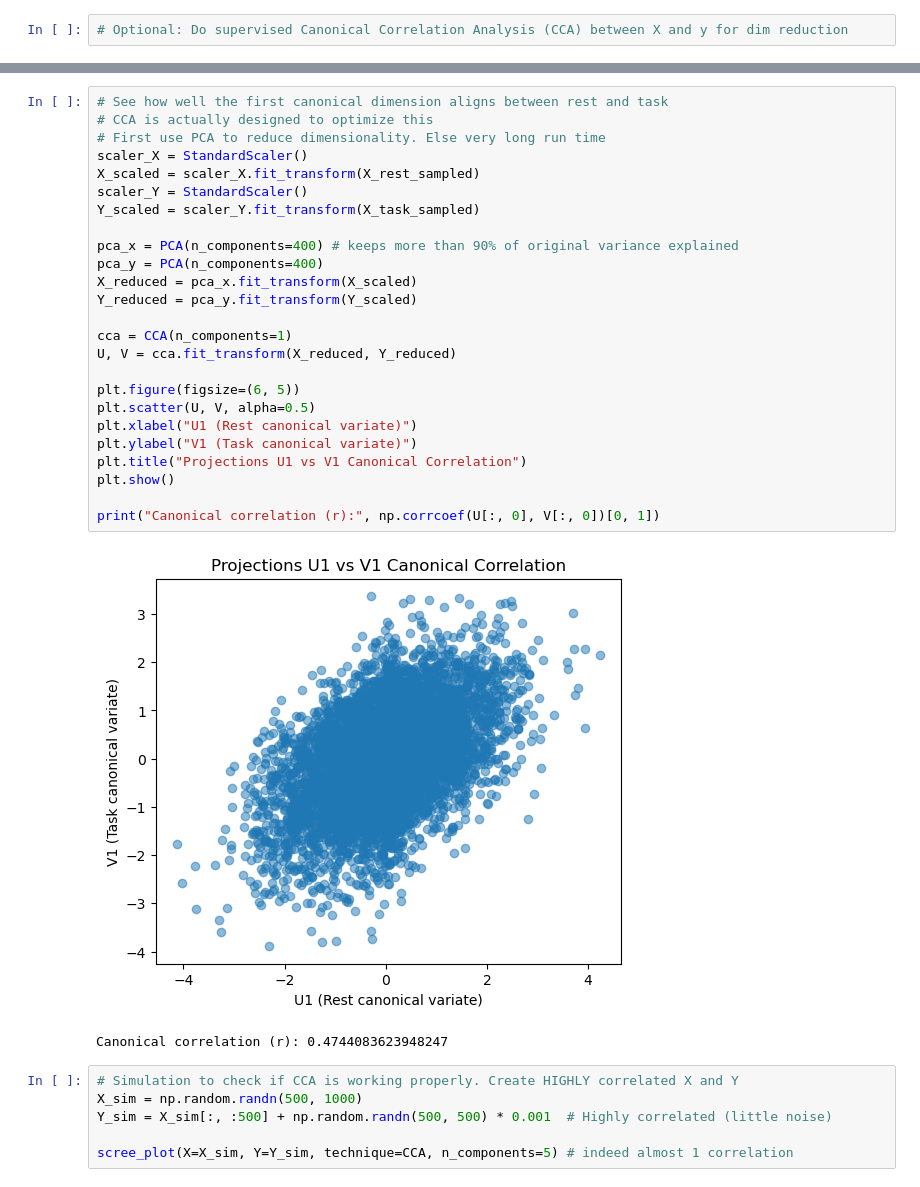
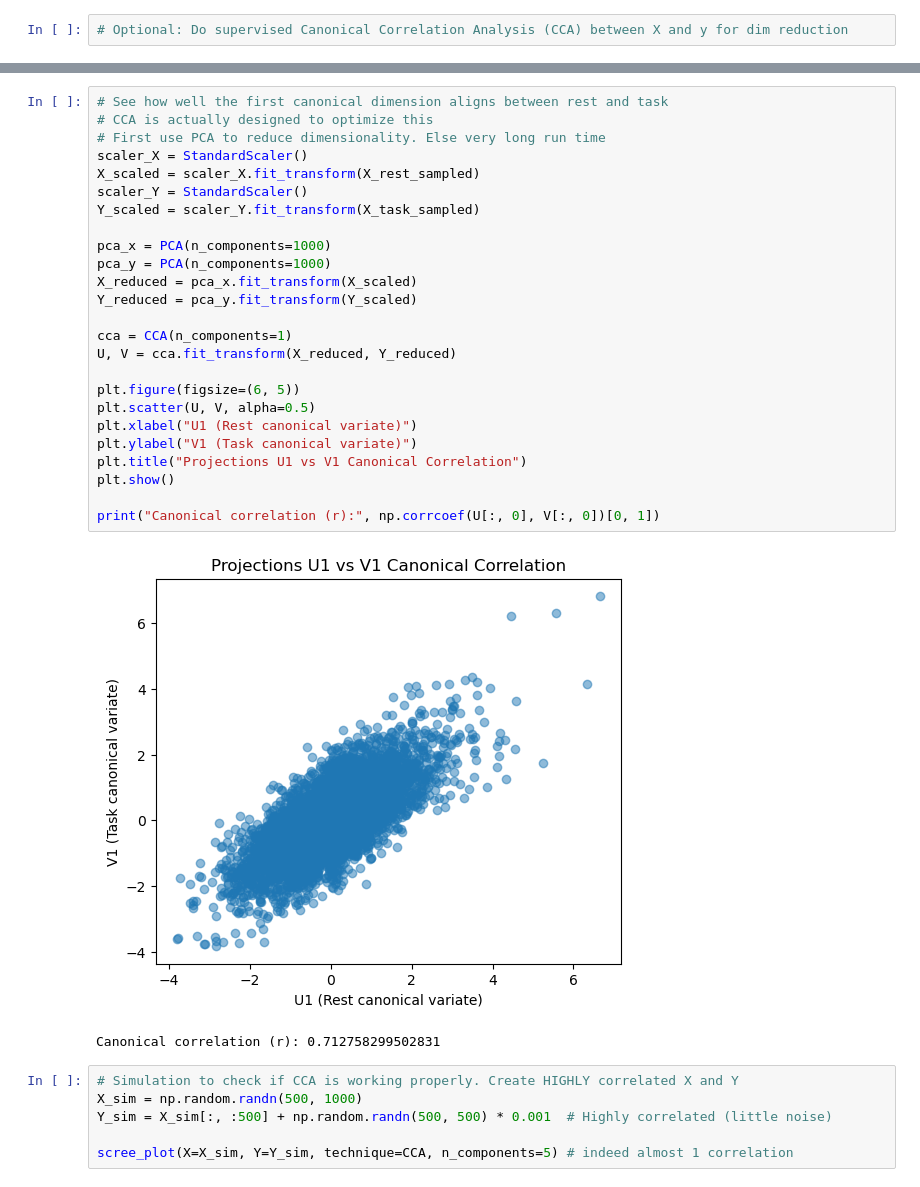
Before and after one commit to kinichen/dFC_task_presence, a Jupyter notebook: dim_reduction_visual.ipynb, the cells around one changed output, grey strips where cells are left out. Cells and saved outputs as stored; diff of their text form.

```diff
--- a/dim_reduction_visual.ipynb
+++ b/dim_reduction_visual.ipynb
@@ -333,31 +358,31 @@ EV by 2nd Component: 0.21594652874802203
 # %%
 # See how well the first canonical dimension aligns between rest and task
 # CCA is actually designed to optimize this
 # First use PCA to reduce dimensionality. Else very long run time
 scaler_X = StandardScaler()
 X_scaled = scaler_X.fit_transform(X_rest_sampled)
 scaler_Y = StandardScaler()
 Y_scaled = scaler_Y.fit_transform(X_task_sampled)
 
-pca_x = PCA(n_components=400) # keeps more than 90% of original variance explained
-pca_y = PCA(n_components=400)
+pca_x = PCA(n_components=1000)
+pca_y = PCA(n_components=1000)
 X_reduced = pca_x.fit_transform(X_scaled)
 Y_reduced = pca_y.fit_transform(Y_scaled)
 
 cca = CCA(n_components=1)
 U, V = cca.fit_transform(X_reduced, Y_reduced)
 
 plt.figure(figsize=(6, 5))
 plt.scatter(U, V, alpha=0.5)
 plt.xlabel("U1 (Rest canonical variate)")
 plt.ylabel("V1 (Task canonical variate)")
 plt.title("Projections U1 vs V1 Canonical Correlation")
 plt.show()
 
 print("Canonical correlation (r):", np.corrcoef(U[:, 0], V[:, 0])[0, 1])
 # %% [output]
-[figure, old version]
+[figure, new version]
-Canonical correlation (r): 0.4744083623948247
+Canonical correlation (r): 0.712758299502831
 # %%
 # Simulation to check if CCA is working properly. Create HIGHLY correlated X and Y
 X_sim = np.random.randn(500, 1000)
```
Also changed, not shown: parts of 21 cells of this notebook, 1 other file.
